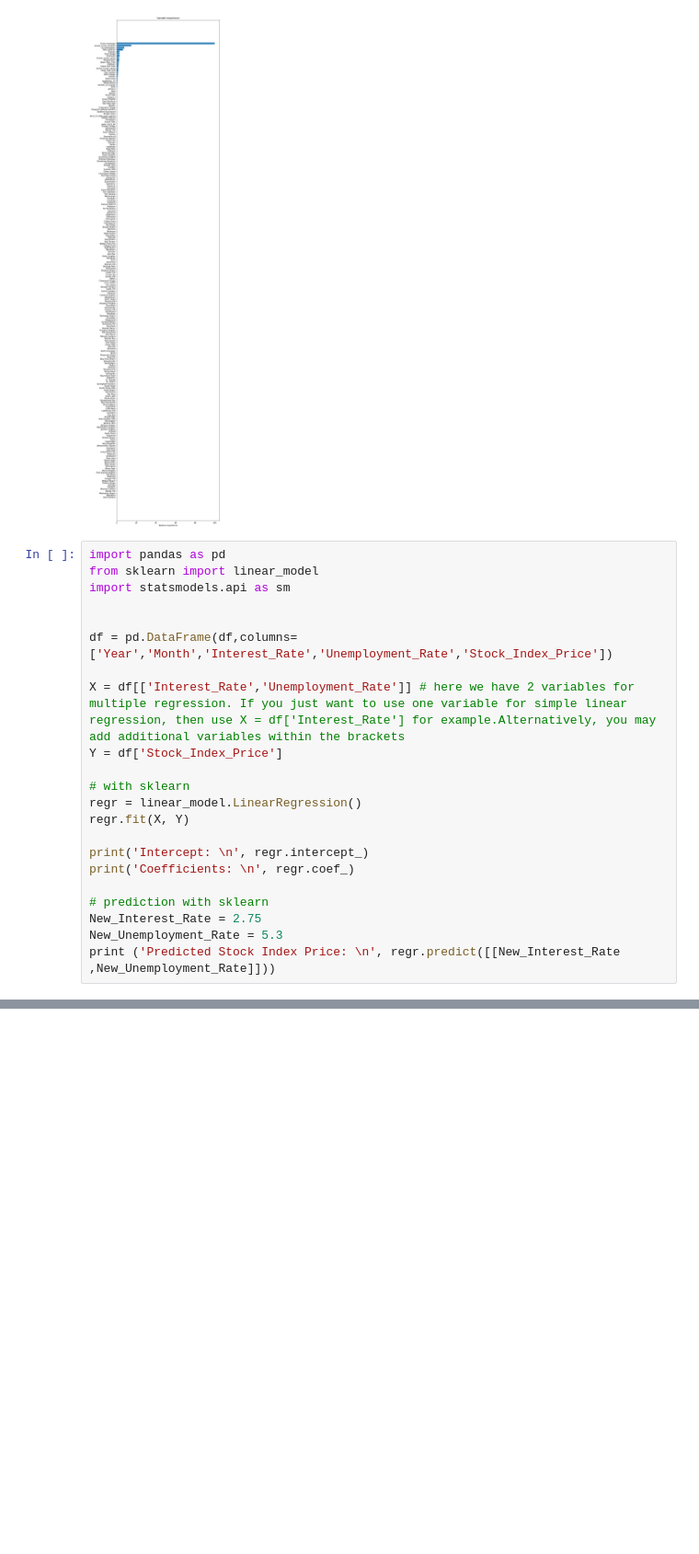
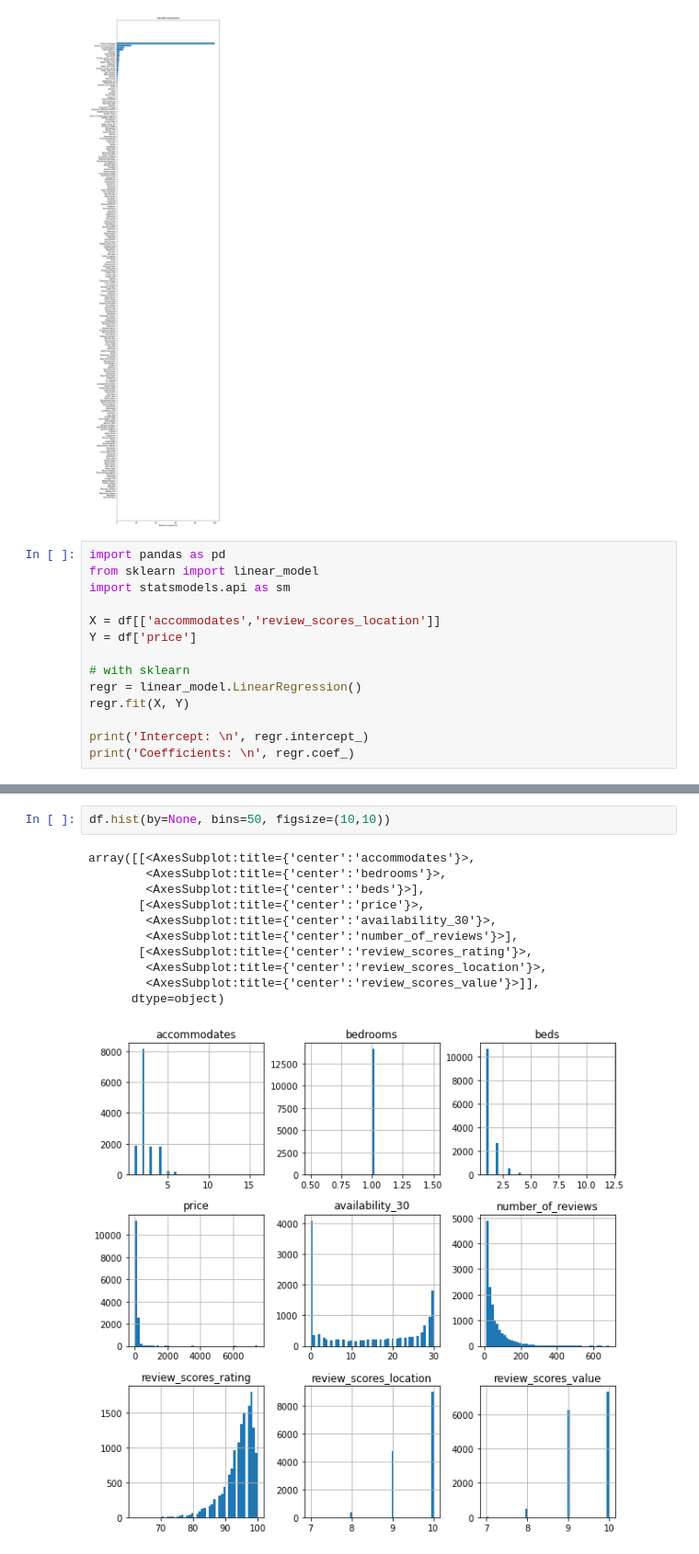
Before and after one commit to tauimonen/machine-learning, a Jupyter notebook: New York prediction.ipynb, the cells around one changed output, grey strips where cells are left out. Shown at 92% size. Cells and saved outputs as stored; diff of their text form; blank space fills up the shorter version.

Commit message:
More plots added

```diff
--- a/New York prediction.ipynb
+++ b/New York prediction.ipynb
@@ -260,11 +257,8 @@ import pandas as pd
 from sklearn import linear_model
 import statsmodels.api as sm
 
-
-df = pd.DataFrame(df,columns=['Year','Month','Interest_Rate','Unemployment_Rate','Stock_Index_Price'])
-
-X = df[['Interest_Rate','Unemployment_Rate']] # here we have 2 variables for multiple regression. If you just want to use one variable for simple linear regression, then use X = df['Interest_Rate'] for example.Alternatively, you may add additional variables within the brackets
-Y = df['Stock_Index_Price']
+X = df[['accommodates','review_scores_location']]
+Y = df['price']
 
 # with sklearn
 regr = linear_model.LinearRegression()
@@ -272,10 +266,5 @@ regr.fit(X, Y)
 
 print('Intercept: \n', regr.intercept_)
 print('Coefficients: \n', regr.coef_)
-
-# prediction with sklearn
-New_Interest_Rate = 2.75
-New_Unemployment_Rate = 5.3
-print ('Predicted Stock Index Price: \n', regr.predict([[New_Interest_Rate ,New_Unemployment_Rate]]))
 # %% [output]
 Intercept:
@@ -286,0 +281,14 @@ Predicted Stock Index Price:
+# %%
+df.hist(by=None, bins=50, figsize=(10,10))
+# %% [output]
+array([[<AxesSubplot:title={'center':'accommodates'}>,
+        <AxesSubplot:title={'center':'bedrooms'}>,
+        <AxesSubplot:title={'center':'beds'}>],
+       [<AxesSubplot:title={'center':'price'}>,
+        <AxesSubplot:title={'center':'availability_30'}>,
+        <AxesSubplot:title={'center':'number_of_reviews'}>],
+       [<AxesSubplot:title={'center':'review_scores_rating'}>,
+        <AxesSubplot:title={'center':'review_scores_location'}>,
+        <AxesSubplot:title={'center':'review_scores_value'}>]],
+      dtype=object)
+[figure, added]
```
Also changed, not shown: parts of 10 cells of this notebook.
